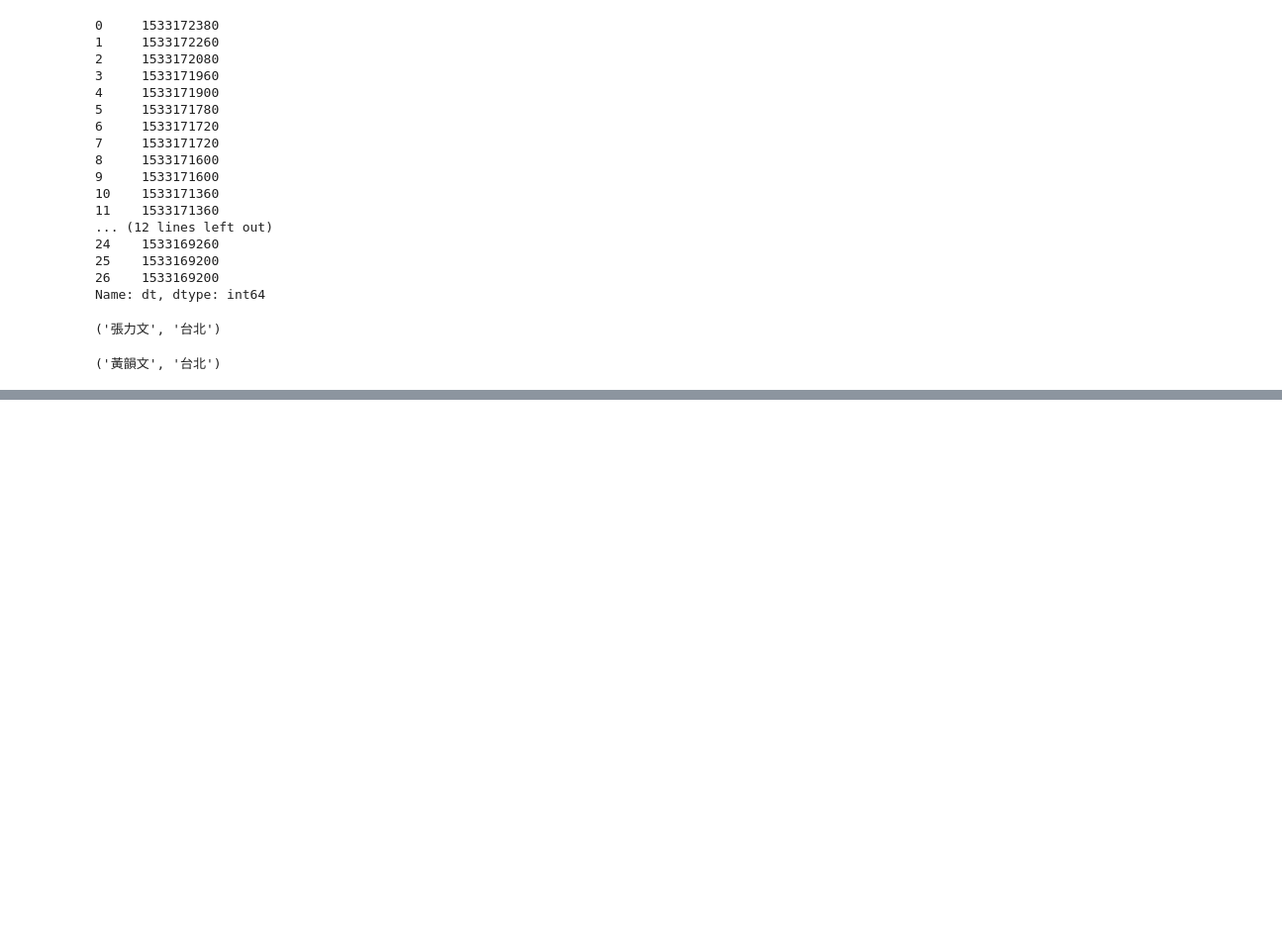
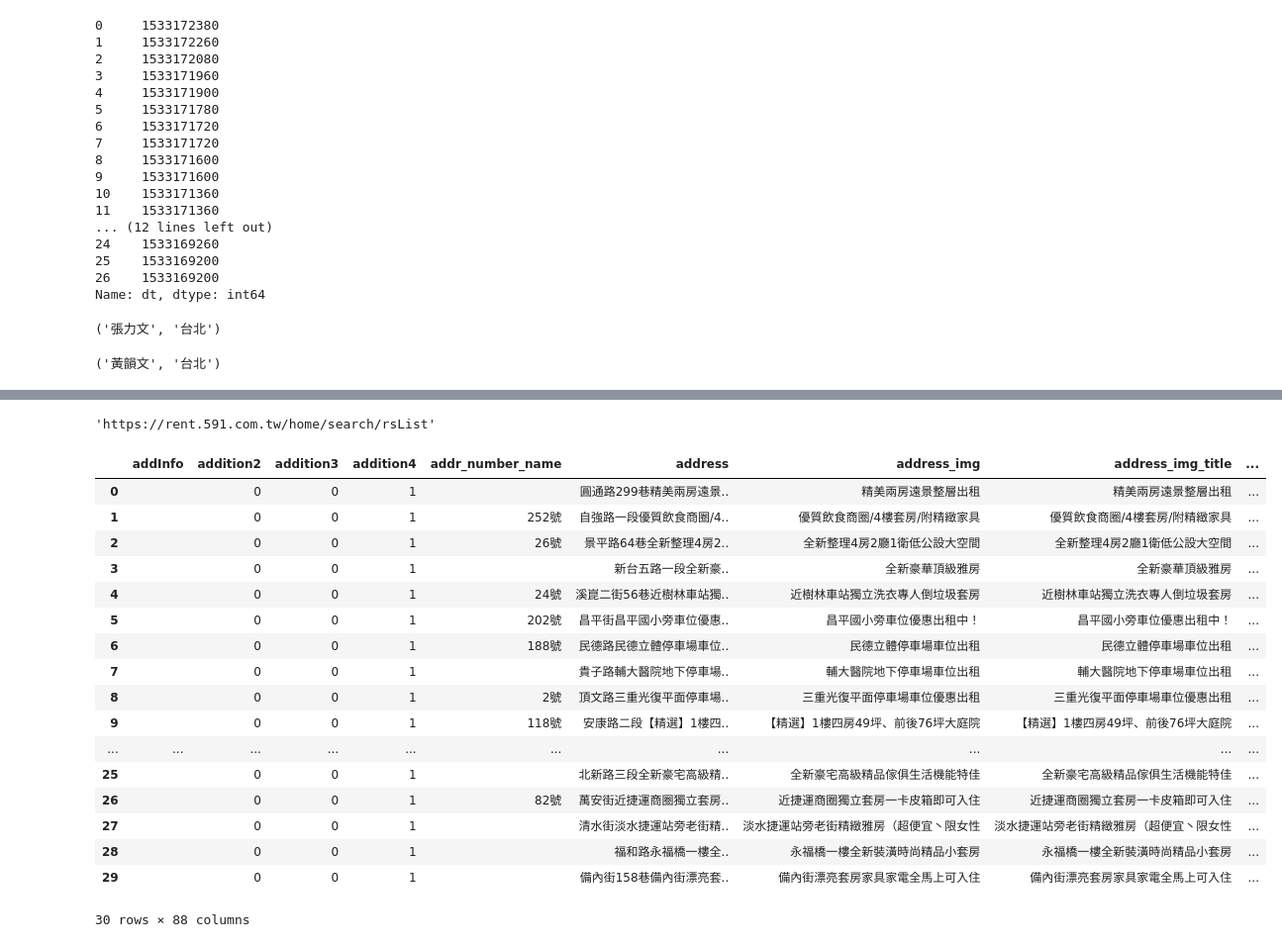
Before and after one commit to YuHsuanLin/pythonetl, a Jupyter notebook: cb102/CB102_20180802.ipynb, the cells around one changed output, grey strips where cells are left out. Shown: that part at 99% size. Cells and saved outputs as stored; diff of their text form; code cells hidden in the pictures; blank space fills up the shorter version.

```diff
--- a/cb102/CB102_20180802.ipynb
+++ b/cb102/CB102_20180802.ipynb
@@ -539,0 +560,10 @@ re.search('（(\w+)／(\w+)',df.content[1]).groups()
+# %%
+url = 'https://rent.591.com.tw/home/search/rsList?is_new_list=1&type=1&kind=0&searchtype=1&region=3&firstRow=60&totalRows=8192'
+# %%
+params_str = url.split('?')[1]
+# %%
+params = dict()
+for i in params_str.split('&'):
+    tmp = i.split('=')
+    params[tmp[0]] = tmp[1]
+params
@@ -539,0 +583,27 @@ re.search('（(\w+)／(\w+)',df.content[1]).groups()
+# %%
+url.split('?')[0]
+# %% [output]
+'https://rent.591.com.tw/home/search/rsList'
+# %%
+res = requests.get('https://rent.591.com.tw/home/search/rsList',params=params,headers=headers)
+# %%
+pd.DataFrame(res.json()['data']['data'])
+# %% [output]
+|  | addInfo | addition2 | addition3 | addition4 | addr_number_name | address | address_img | address_img_title | ... |
+| 0 |  | 0 | 0 | 1 |  | 圓通路299巷精美兩房遠景.. | 精美兩房遠景整層出租 | 精美兩房遠景整層出租 | ... |
+| 1 |  | 0 | 0 | 1 | 252號 | 自強路一段優質飲食商圈/4.. | 優質飲食商圈/4樓套房/附精緻家具 | 優質飲食商圈/4樓套房/附精緻家具 | ... |
+| 2 |  | 0 | 0 | 1 | 26號 | 景平路64巷全新整理4房2.. | 全新整理4房2廳1衛低公設大空間 | 全新整理4房2廳1衛低公設大空間 | ... |
+| 3 |  | 0 | 0 | 1 |  | 新台五路一段全新豪.. | 全新豪華頂級雅房 | 全新豪華頂級雅房 | ... |
+| 4 |  | 0 | 0 | 1 | 24號 | 溪崑二街56巷近樹林車站獨.. | 近樹林車站獨立洗衣專人倒垃圾套房 | 近樹林車站獨立洗衣專人倒垃圾套房 | ... |
+| 5 |  | 0 | 0 | 1 | 202號 | 昌平街昌平國小旁車位優惠.. | 昌平國小旁車位優惠出租中！ | 昌平國小旁車位優惠出租中！ | ... |
+| 6 |  | 0 | 0 | 1 | 188號 | 民德路民德立體停車場車位.. | 民德立體停車場車位出租 | 民德立體停車場車位出租 | ... |
+| 7 |  | 0 | 0 | 1 |  | 貴子路輔大醫院地下停車場.. | 輔大醫院地下停車場車位出租 | 輔大醫院地下停車場車位出租 | ... |
+| 8 |  | 0 | 0 | 1 | 2號 | 頂文路三重光復平面停車場.. | 三重光復平面停車場車位優惠出租 | 三重光復平面停車場車位優惠出租 | ... |
+| 9 |  | 0 | 0 | 1 | 118號 | 安康路二段【精選】1樓四.. | 【精選】1樓四房49坪、前後76坪大庭院 | 【精選】1樓四房49坪、前後76坪大庭院 | ... |
+| ... | ... | ... | ... | ... | ... | ... | ... | ... | ... |
+| 25 |  | 0 | 0 | 1 |  | 北新路三段全新豪宅高級精.. | 全新豪宅高級精品傢俱生活機能特佳 | 全新豪宅高級精品傢俱生活機能特佳 | ... |
+| 26 |  | 0 | 0 | 1 | 82號 | 萬安街近捷運商圈獨立套房.. | 近捷運商圈獨立套房一卡皮箱即可入住 | 近捷運商圈獨立套房一卡皮箱即可入住 | ... |
+| 27 |  | 0 | 0 | 1 |  | 清水街淡水捷運站旁老街精.. | 淡水捷運站旁老街精緻雅房（超便宜丶限女性 | 淡水捷運站旁老街精緻雅房（超便宜丶限女性 | ... |
+| 28 |  | 0 | 0 | 1 |  | 福和路永福橋一樓全.. | 永福橋一樓全新裝潢時尚精品小套房 | 永福橋一樓全新裝潢時尚精品小套房 | ... |
+| 29 |  | 0 | 0 | 1 |  | 備內街158巷備內街漂亮套.. | 備內街漂亮套房家具家電全馬上可入住 | 備內街漂亮套房家具家電全馬上可入住 | ... |
+30 rows × 88 columns
```
Also changed, not shown: parts of 8 cells of this notebook.
